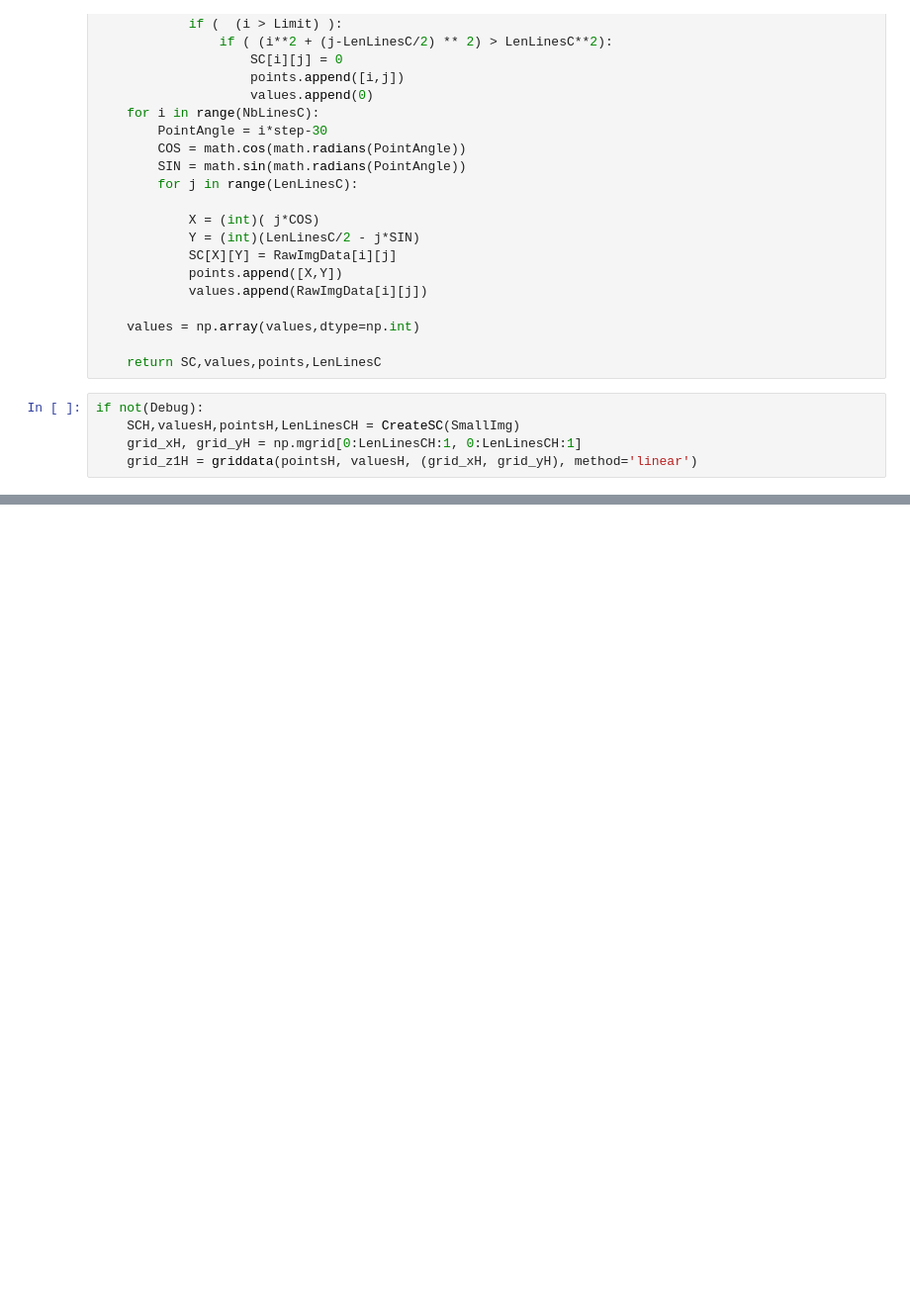
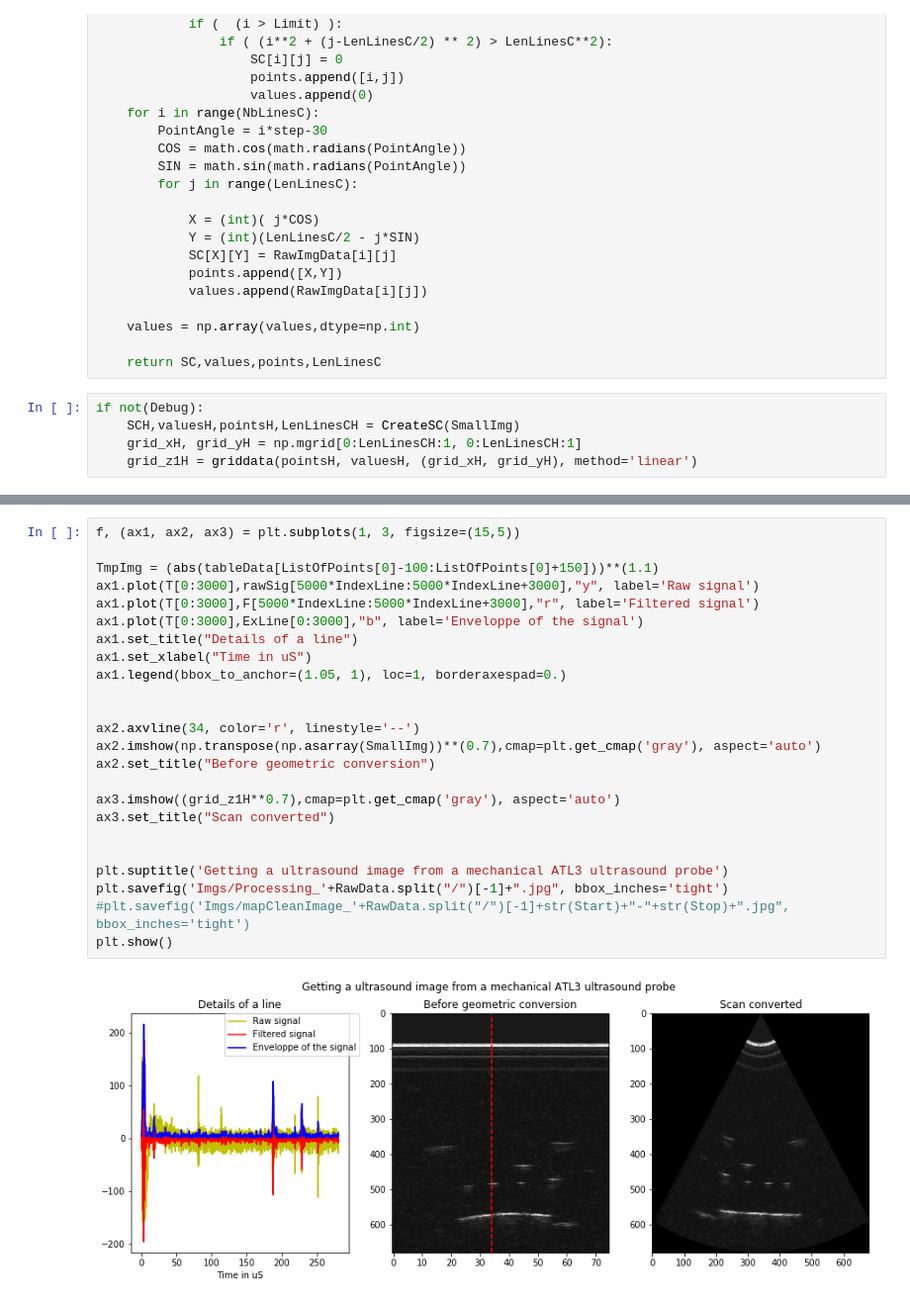
Before and after one commit to kelu124/echomods, a Jupyter notebook: elmo/data/20170715-ProbeTest.ipynb, the cells around one changed output, grey strips where cells are left out. Shown at 99% size. Saved outputs shown, nothing was run; the diff lists cells and outputs as text; blank space fills up the shorter version.

```diff
--- a/elmo/data/20170715-ProbeTest.ipynb
+++ b/elmo/data/20170715-ProbeTest.ipynb
@@ -284,0 +284,26 @@ if not(Debug):
+# %%
+f, (ax1, ax2, ax3) = plt.subplots(1, 3, figsize=(15,5))
+
+TmpImg = (abs(tableData[ListOfPoints[0]-100:ListOfPoints[0]+150]))**(1.1)
+ax1.plot(T[0:3000],rawSig[5000*IndexLine:5000*IndexLine+3000],"y", label='Raw signal')
+ax1.plot(T[0:3000],F[5000*IndexLine:5000*IndexLine+3000],"r", label='Filtered signal')
+ax1.plot(T[0:3000],ExLine[0:3000],"b", label='Enveloppe of the signal')
+ax1.set_title("Details of a line")
+ax1.set_xlabel("Time in uS")
+ax1.legend(bbox_to_anchor=(1.05, 1), loc=1, borderaxespad=0.)
+
+
+ax2.axvline(34, color='r', linestyle='--')
+ax2.imshow(np.transpose(np.asarray(SmallImg))**(0.7),cmap=plt.get_cmap('gray'), aspect='auto')
+ax2.set_title("Before geometric conversion")
+
+ax3.imshow((grid_z1H**0.7),cmap=plt.get_cmap('gray'), aspect='auto')
+ax3.set_title("Scan converted")
+
+
+plt.suptitle('Getting a ultrasound image from a mechanical ATL3 ultrasound probe')
+plt.savefig('Imgs/Processing_'+RawData.split("/")[-1]+".jpg", bbox_inches='tight')
+#plt.savefig('Imgs/mapCleanImage_'+RawData.split("/")[-1]+str(Start)+"-"+str(Stop)+".jpg", bbox_inches='tight')
+plt.show()
+# %% [output]
+[figure, added]
```
Also changed, not shown: parts of 4 cells of this notebook, 5 other files.
